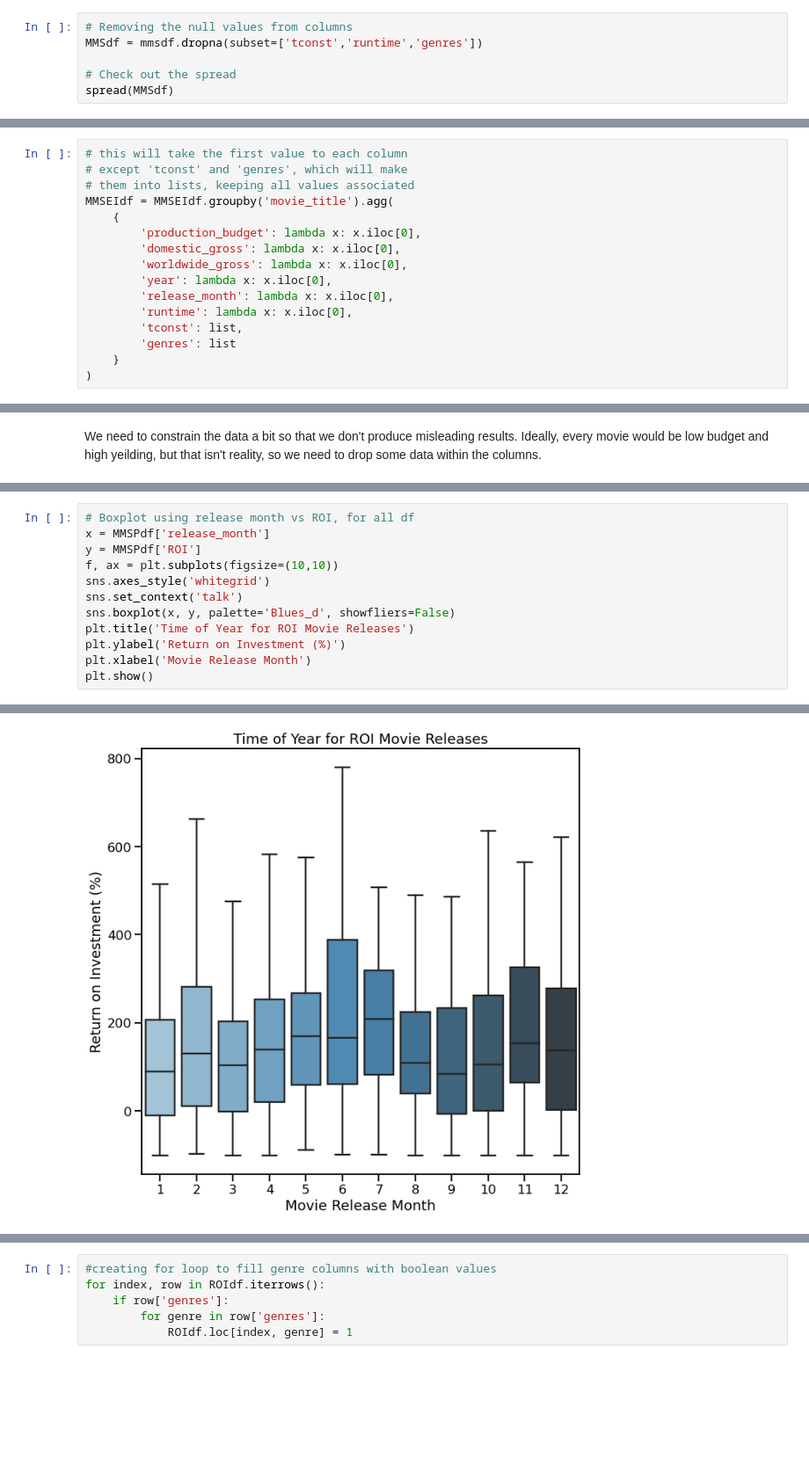
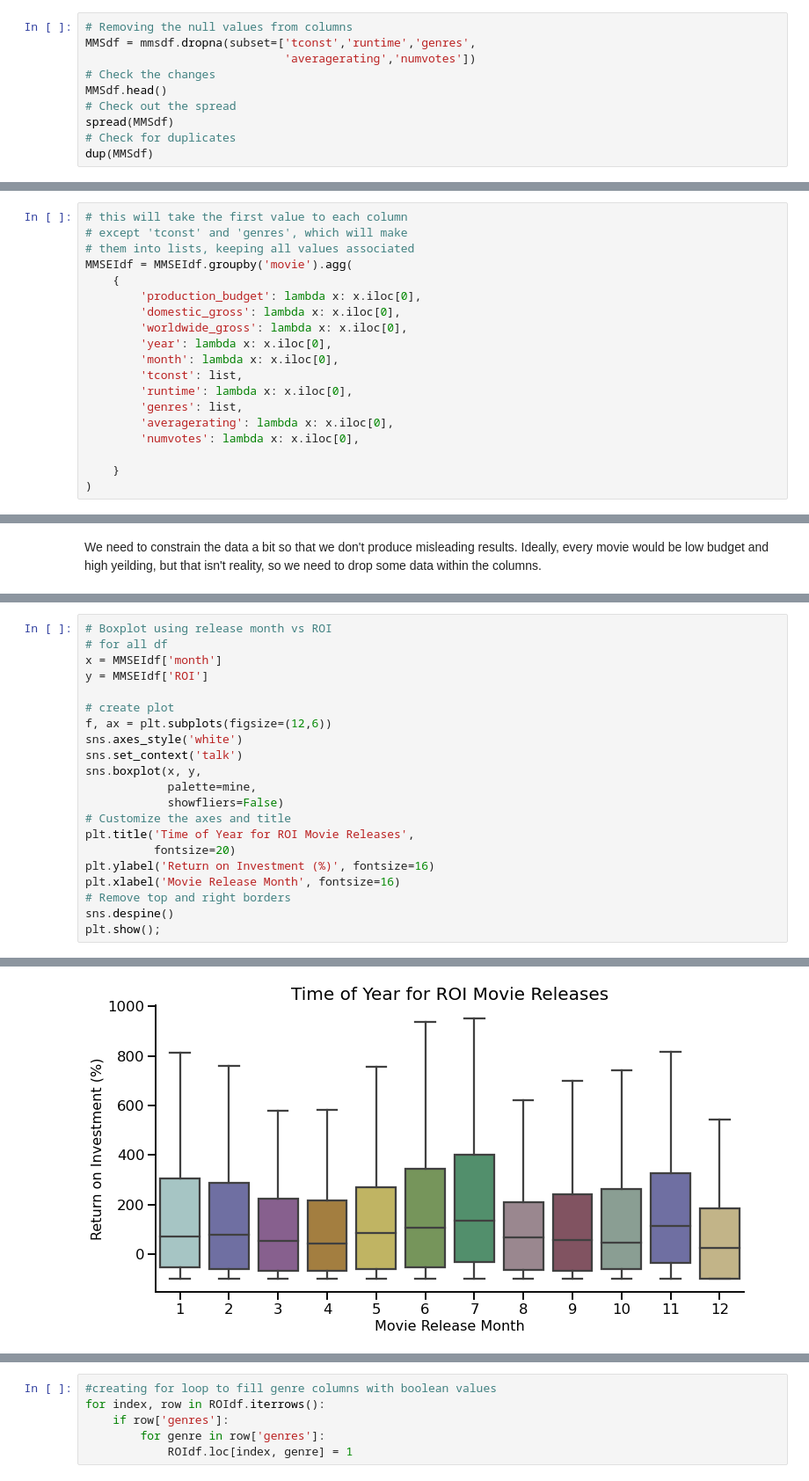
Before and after one commit to adstephens/dsc-phase-1-project-v2-3, a Jupyter notebook: Final.ipynb, the cells around one changed output, grey strips where cells are left out. Shown: that part at 88% size. Cells and saved outputs as stored; diff of their text form; blank space fills up the shorter version.

```diff
--- a/Final.ipynb
+++ b/Final.ipynb
@@ -1355,7 +1081,11 @@ Oof, so much missing data on those last three columns; `tconst`, `runtime`, and
 # %%
 # Removing the null values from columns
-MMSdf = mmsdf.dropna(subset=['tconst','runtime','genres'])
-
+MMSdf = mmsdf.dropna(subset=['tconst','runtime','genres',
+                             'averagerating','numvotes'])
+# Check the changes
+MMSdf.head()
 # Check out the spread
 spread(MMSdf)
+# Check for duplicates
+dup(MMSdf)
 # %% [output]
@@ -1419,16 +1143,19 @@ MMSEIdf.head()
 # this will take the first value to each column
 # except 'tconst' and 'genres', which will make
 # them into lists, keeping all values associated
-MMSEIdf = MMSEIdf.groupby('movie_title').agg(
+MMSEIdf = MMSEIdf.groupby('movie').agg(
     {
         'production_budget': lambda x: x.iloc[0],
         'domestic_gross': lambda x: x.iloc[0],
         'worldwide_gross': lambda x: x.iloc[0],
         'year': lambda x: x.iloc[0],
-        'release_month': lambda x: x.iloc[0],
+        'month': lambda x: x.iloc[0],
+        'tconst': list,
         'runtime': lambda x: x.iloc[0],
-        'tconst': list,
-        'genres': list
+        'genres': list,
+        'averagerating': lambda x: x.iloc[0],
+        'numvotes': lambda x: x.iloc[0],
+
     }
 )
 # %%
@@ -1686,13 +1454,22 @@ Mean ROI Production Budget: 98942005.0 Average ROI Domestic Gross: 273035440.0 M
 # %%
-# Boxplot using release month vs ROI, for all df
-x = MMSPdf['release_month']
-y = MMSPdf['ROI']
-f, ax = plt.subplots(figsize=(10,10))
-sns.axes_style('whitegrid')
+# Boxplot using release month vs ROI
+# for all df
+x = MMSEIdf['month']
+y = MMSEIdf['ROI']
+
+# create plot
+f, ax = plt.subplots(figsize=(12,6))
+sns.axes_style('white')
 sns.set_context('talk')
-sns.boxplot(x, y, palette='Blues_d', showfliers=False)
-plt.title('Time of Year for ROI Movie Releases')
-plt.ylabel('Return on Investment (%)')
-plt.xlabel('Movie Release Month')
-plt.show()
+sns.boxplot(x, y,
+            palette=mine,
+            showfliers=False)
+# Customize the axes and title
+plt.title('Time of Year for ROI Movie Releases',
+          fontsize=20)
+plt.ylabel('Return on Investment (%)', fontsize=16)
+plt.xlabel('Movie Release Month', fontsize=16)
+# Remove top and right borders
+sns.despine()
+plt.show();
 # %% [output]
@@ -1720 +1476 @@ Text(0.5, 0, 'Movie Release Month')
-[figure, old version]
+[figure, new version]
```
Also changed, not shown: parts of 226 cells of this notebook, 1 other file.
